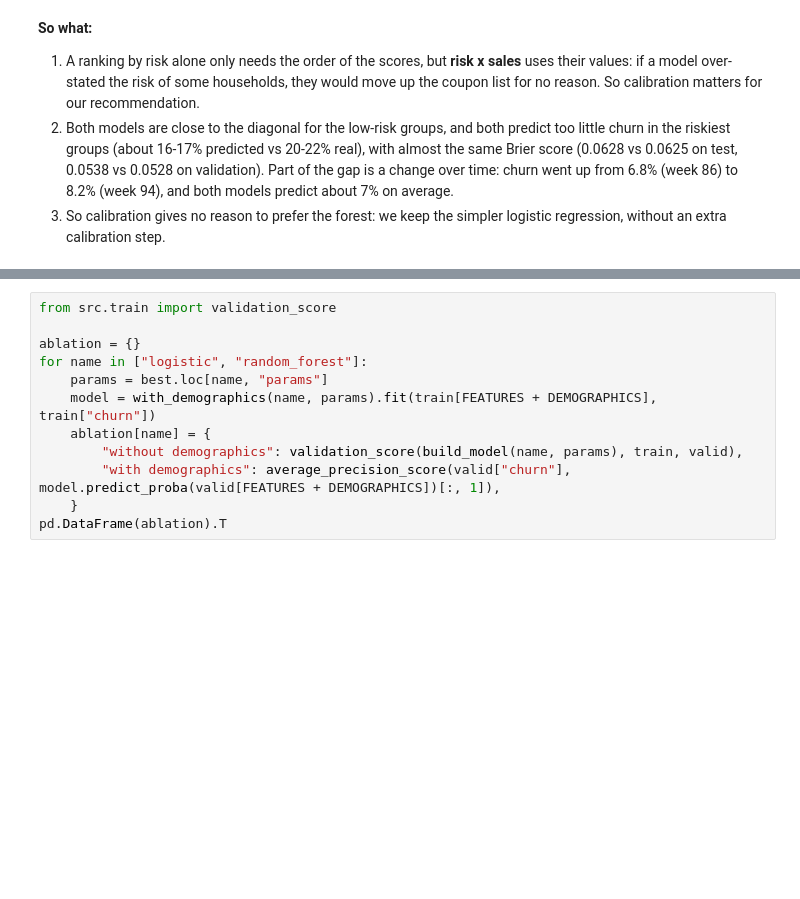
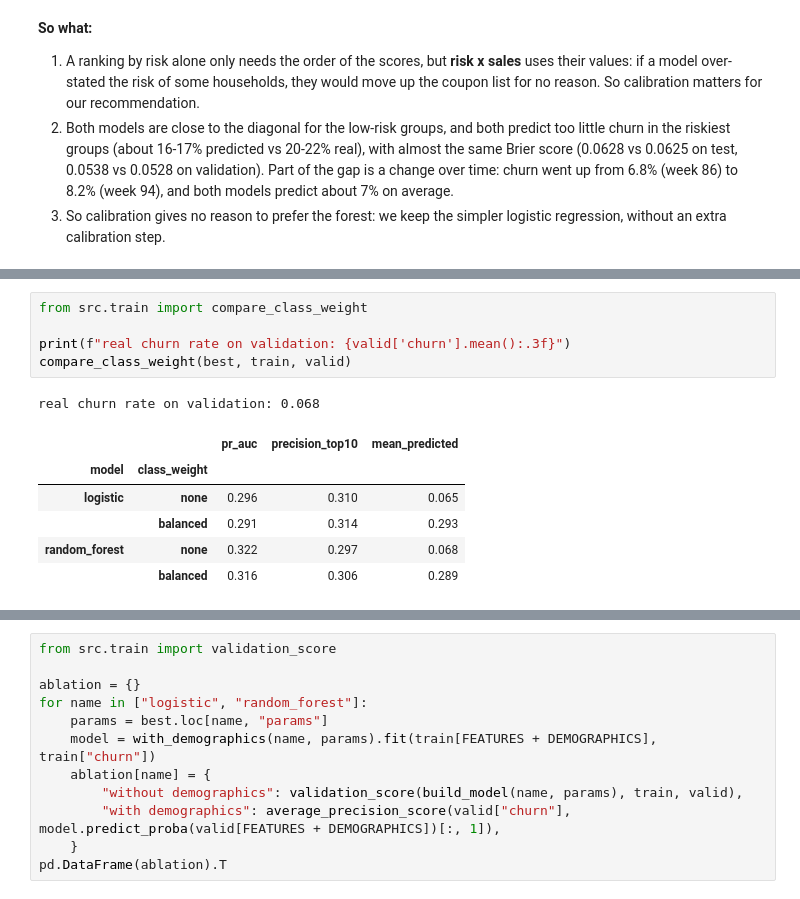
Before and after one commit to NamAnh-dev/Dunnhumby-retention-campaign, a Jupyter notebook: notebooks/02_modeling.ipynb, the cells around one changed output, grey strips where cells are left out. Drawn from its saved outputs; the diff is of its cells as text; blank space fills up the shorter version.

```diff
--- a/notebooks/02_modeling.ipynb
+++ b/notebooks/02_modeling.ipynb
@@ -335,0 +345,13 @@ with pd.option_context("display.precision", 4):
+# %%
+from src.train import compare_class_weight
+
+print(f"real churn rate on validation: {valid['churn'].mean():.3f}")
+compare_class_weight(best, train, valid)
+# %% [output]
+real churn rate on validation: 0.068
+|  |  | pr_auc | precision_top10 | mean_predicted |
+| model | class_weight |  |  |  |
+| logistic | none | 0.296 | 0.310 | 0.065 |
+|  | balanced | 0.291 | 0.314 | 0.293 |
+| random_forest | none | 0.322 | 0.297 | 0.068 |
+|  | balanced | 0.316 | 0.306 | 0.289 |
```
Also changed, not shown: parts of 14 cells of this notebook, 6 other files.
